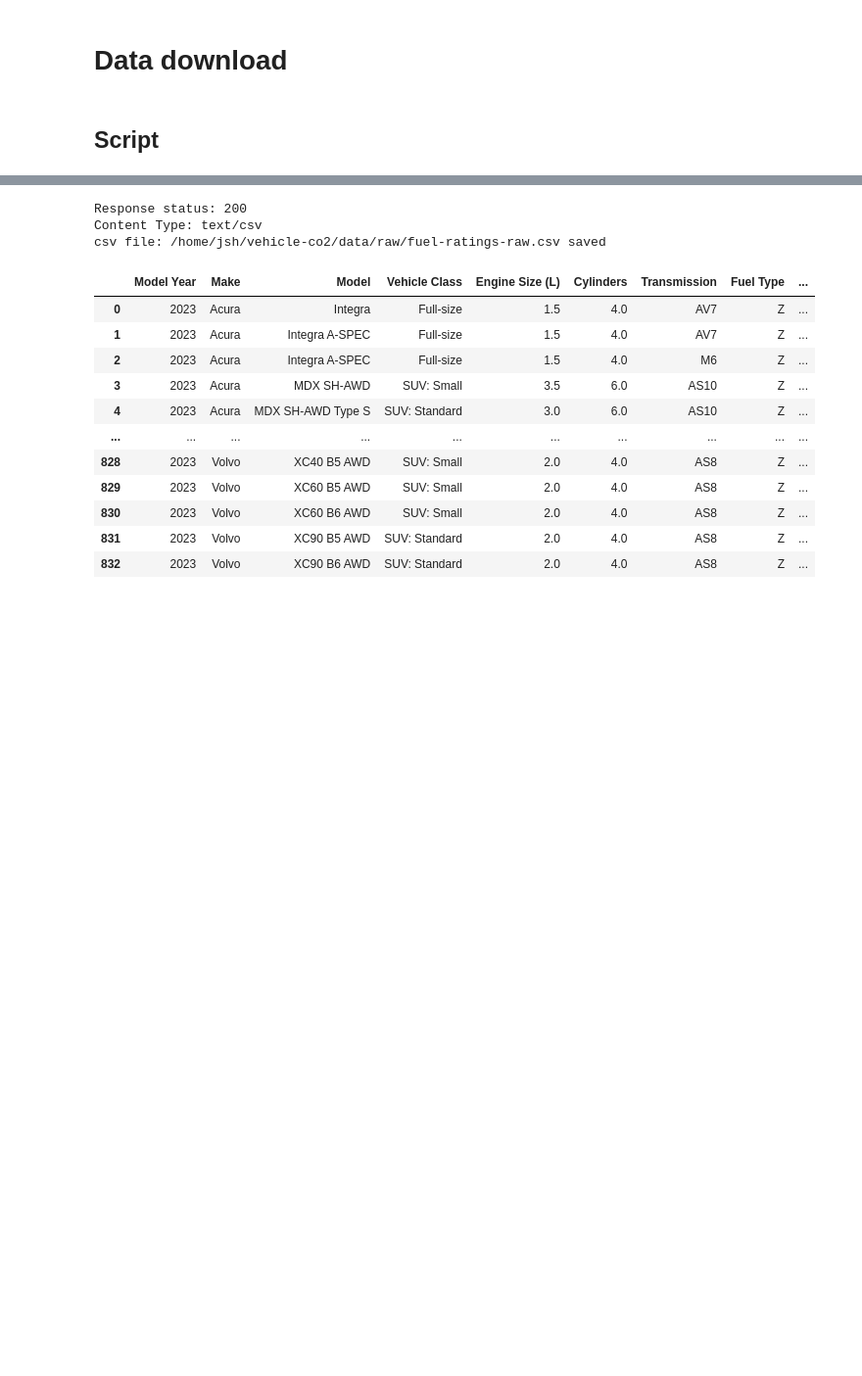
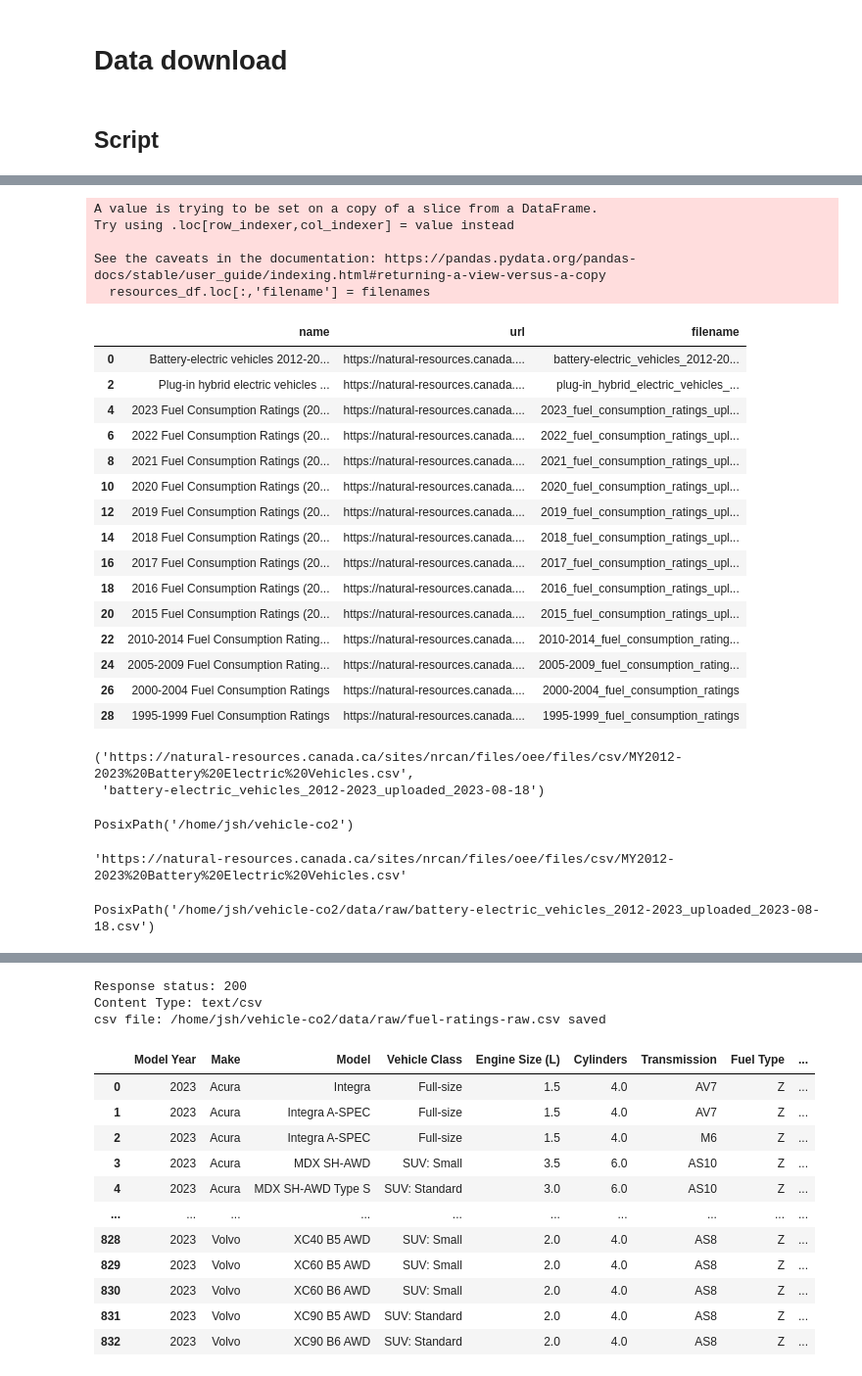
Before and after one commit to jhicks2306/vehicle-co2, a Jupyter notebook: datadownload.ipynb, the cells around one changed output, grey strips where cells are left out. Shown at 98% size. Cells and saved outputs as stored; diff of their text form; code cells hidden in the pictures; blank space fills up the shorter version.

```diff
--- a/datadownload.ipynb
+++ b/datadownload.ipynb
@@ -164,0 +244,8 @@ metadata_resp.headers
+# %%
+resources_df = pd.DataFrame(metadata_json['result']['resources'])
+
+resources_df.head()
+
+resources_df['language'] = resources_df.loc[:,'language'].apply(lambda item : item[0])
+
+english_resources_df = resources_df.loc[resources_df['language'] == 'en',:]
@@ -164,0 +273,9 @@ metadata_resp.headers
+# %%
+resources_df = resources_df[~resources_df['name'].str.contains('Original')]
+# %%
+file_names = (resources_df.loc[:,'name']
+     .str.replace(' ', '_')
+     .str.replace('(', 'v_')
+     .str.replace(')', '')
+     .str.lower()
+)
@@ -164,0 +324,37 @@ metadata_resp.headers
+# %%
+resources_df.loc[:,'file_name'] = file_names
+# %% [output]
+A value is trying to be set on a copy of a slice from a DataFrame.
+Try using .loc[row_indexer,col_indexer] = value instead
+
+See the caveats in the documentation: https://pandas.pydata.org/pandas-docs/stable/user_guide/indexing.html#returning-a-view-versus-a-copy
+  resources_df.loc[:,'filename'] = filenames
+# %%
+resources_df
+# %% [output]
+|  | name | url | filename |
+| 0 | Battery-electric vehicles 2012-20... | https://natural-resources.canada.... | battery-electric_vehicles_2012-20... |
+| 2 | Plug-in hybrid electric vehicles ... | https://natural-resources.canada.... | plug-in_hybrid_electric_vehicles_... |
+| 4 | 2023 Fuel Consumption Ratings (20... | https://natural-resources.canada.... | 2023_fuel_consumption_ratings_upl... |
+| 6 | 2022 Fuel Consumption Ratings (20... | https://natural-resources.canada.... | 2022_fuel_consumption_ratings_upl... |
+| 8 | 2021 Fuel Consumption Ratings (20... | https://natural-resources.canada.... | 2021_fuel_consumption_ratings_upl... |
+| 10 | 2020 Fuel Consumption Ratings (20... | https://natural-resources.canada.... | 2020_fuel_consumption_ratings_upl... |
+| 12 | 2019 Fuel Consumption Ratings (20... | https://natural-resources.canada.... | 2019_fuel_consumption_ratings_upl... |
+| 14 | 2018 Fuel Consumption Ratings (20... | https://natural-resources.canada.... | 2018_fuel_consumption_ratings_upl... |
+| 16 | 2017 Fuel Consumption Ratings (20... | https://natural-resources.canada.... | 2017_fuel_consumption_ratings_upl... |
+| 18 | 2016 Fuel Consumption Ratings (20... | https://natural-resources.canada.... | 2016_fuel_consumption_ratings_upl... |
+| 20 | 2015 Fuel Consumption Ratings (20... | https://natural-resources.canada.... | 2015_fuel_consumption_ratings_upl... |
+| 22 | 2010-2014 Fuel Consumption Rating... | https://natural-resources.canada.... | 2010-2014_fuel_consumption_rating... |
+| 24 | 2005-2009 Fuel Consumption Rating... | https://natural-resources.canada.... | 2005-2009_fuel_consumption_rating... |
+| 26 | 2000-2004 Fuel Consumption Ratings | https://natural-resources.canada.... | 2000-2004_fuel_consumption_ratings |
+| 28 | 1995-1999 Fuel Consumption Ratings | https://natural-resources.canada.... | 1995-1999_fuel_consumption_ratings |
+# %%
+resources_df['url'][0], resources_df['filename'][0],
+# %% [output]
+('https://natural-resources.canada.ca/sites/nrcan/files/oee/files/csv/MY2012-2023%20Battery%20Electric%20Vehicles.csv',
+ 'battery-electric_vehicles_2012-2023_uploaded_2023-08-18')
+# %%
+path = Path.cwd()
+path
+# %% [output]
+PosixPath('/home/jsh/vehicle-co2')
@@ -164,0 +363,10 @@ metadata_resp.headers
+# %%
+url = resources_df['url'][0]
+url
+# %% [output]
+'https://natural-resources.canada.ca/sites/nrcan/files/oee/files/csv/MY2012-2023%20Battery%20Electric%20Vehicles.csv'
+# %%
+raw_file_path = path / 'data' / 'raw' / f'{filename}.csv'
+raw_file_path
+# %% [output]
+PosixPath('/home/jsh/vehicle-co2/data/raw/battery-electric_vehicles_2012-2023_uploaded_2023-08-18.csv')
```
Also changed, not shown: parts of 22 cells of this notebook, 17 other files.
